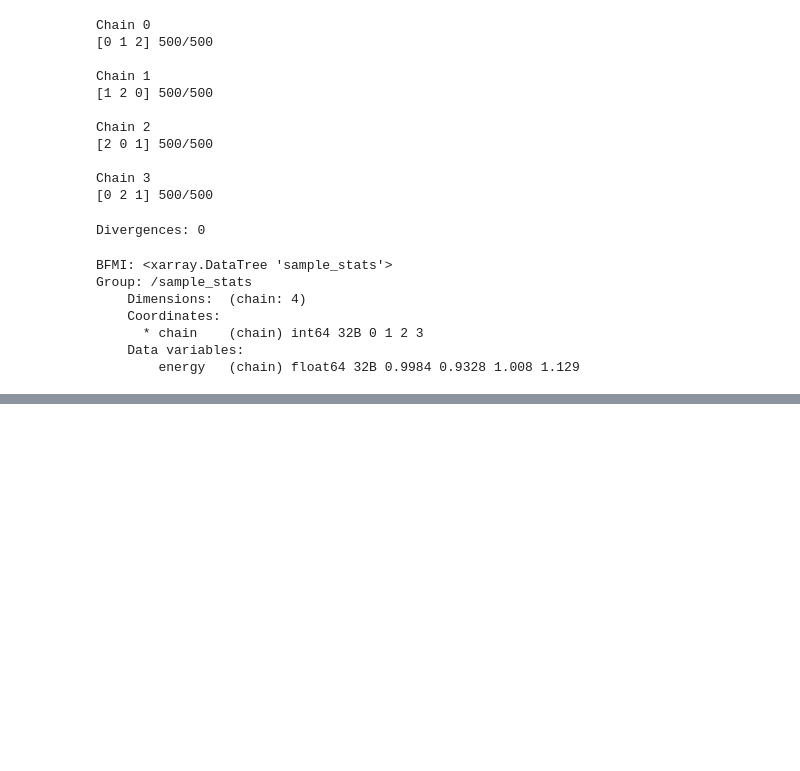
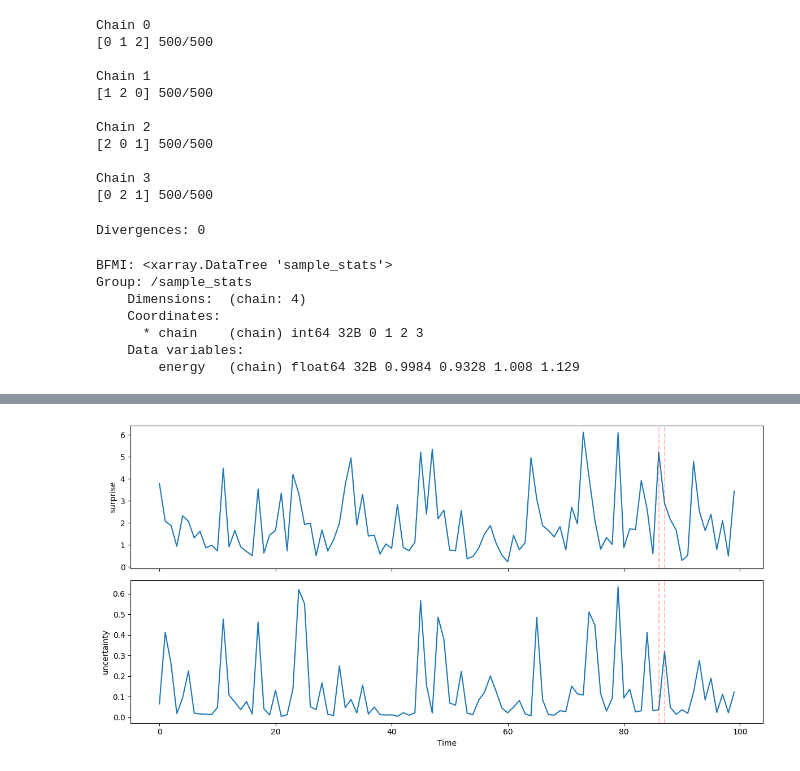
Before and after one commit to juananmonte/aml-working-paper, a Jupyter notebook: aml_working_paper/models/model_iteractive.ipynb, the cells around one changed output, grey strips where cells are left out. Drawn from its saved outputs; the diff is of its cells as text; code cells hidden in the pictures; blank space fills up the shorter version.

```diff
--- a/aml_working_paper/models/model_iteractive.ipynb
+++ b/aml_working_paper/models/model_iteractive.ipynb
@@ -242,0 +369,42 @@ Group: /sample_stats
+# %%
+account_id = routing_df["account_id"].iloc[0]
+
+truth = (
+    val_df[val_df["account_id"] == account_id]
+    [["time", "aml_state"]]
+    .sort_values("time")
+)
+
+comparison = routing_df.merge(
+    truth,
+    on="time",
+    validate="one_to_one",
+)
+
+comparison["state_transition"] = (
+    comparison["aml_state"]
+    .ne(comparison["aml_state"].shift())
+)
+
+comparison.loc[comparison.index[0], "state_transition"] = False
+# %%
+transition_times = comparison.loc[
+    comparison["state_transition"],
+    "time"
+].to_numpy()
+# %%
+fig, axes = plt.subplots(2, 1, figsize=(12, 6), sharex=True)
+
+for ax, metric in zip(axes, ["surprise", "uncertainty"]):
+    ax.plot(comparison["time"], comparison[metric])
+
+    for t in transition_times:
+        ax.axvline(t, color="red", alpha=0.25, linestyle="--")
+
+    ax.set_ylabel(metric)
+
+axes[-1].set_xlabel("Time")
+plt.tight_layout()
+plt.show()
+# %% [output]
+[figure, added]
```
Also changed, not shown: parts of 30 cells of this notebook, 7 other files.
